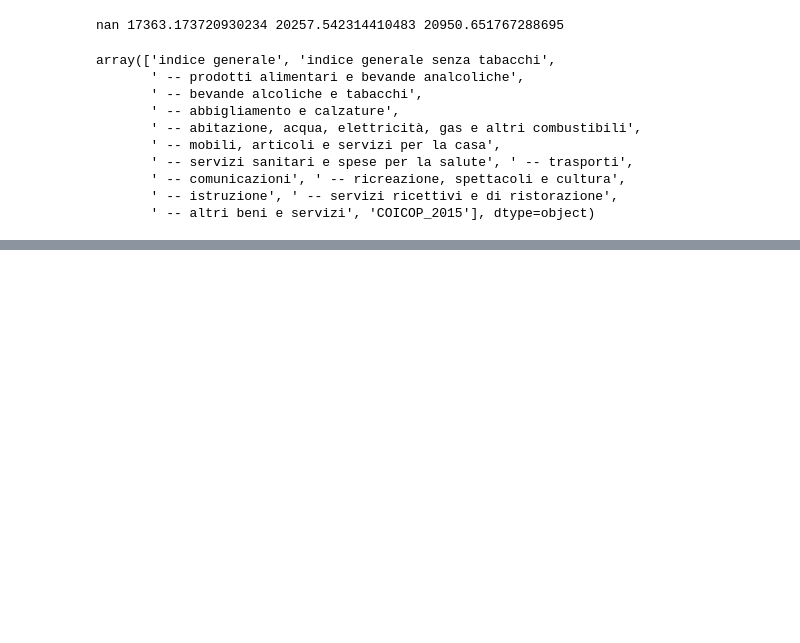
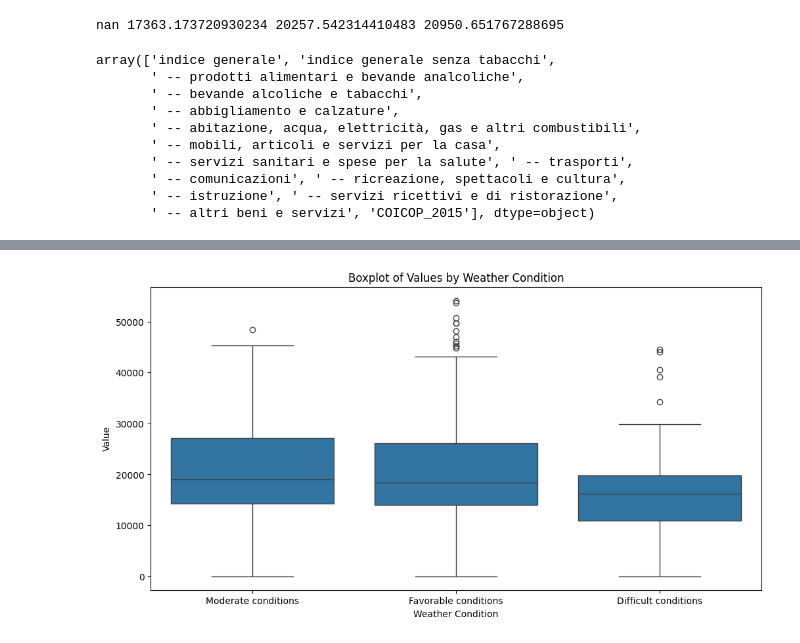
Before and after one commit to andrecardinali/ds-lab, a Jupyter notebook: dslab.ipynb, the cells around one changed output, grey strips where cells are left out. Saved outputs shown, nothing was run; the diff lists cells and outputs as text; code cells hidden in the pictures; blank space fills up the shorter version.

Commit message:
New graphs

```diff
--- a/dslab.ipynb
+++ b/dslab.ipynb
@@ -6,6 +7,6 @@ import matplotlib.pyplot as plt
 # %%
 #import dati
-data = pd.read_csv('/Users/andreacardinali/DSLab/ristoranti.csv', delimiter=';')
+data = pd.read_csv('ristoranti.csv', delimiter=';')
 data.head()
 # %% [output]
 |  | data | scontrini | totale | ristorante |
@@ -167,10 +168,10 @@ R001.head()
 | 246 | 2018-09-04 | 647.0 | 18962.33 | 0 | 0 | Estate |
 | 247 | 2018-09-05 | 635.0 | 17765.62 | 0 | 0 | Estate |
 # %%
-montebello = pd.read_csv('/Users/andreacardinali/unimib_ds/dslab/Montebello_weather.csv')
-piacenza = pd.read_csv('/Users/andreacardinali/unimib_ds/dslab/Piacenza_weather.csv')
-stradella = pd.read_csv('/Users/andreacardinali/unimib_ds/dslab/Stradella_weather.csv')
-voghera = pd.read_csv('/Users/andreacardinali/unimib_ds/dslab/Voghera_weather.csv')
+montebello = pd.read_csv('Montebello_weather.csv')
+piacenza = pd.read_csv('Piacenza_weather.csv')
+stradella = pd.read_csv('Stradella_weather.csv')
+voghera = pd.read_csv('Voghera_weather.csv')
 # %%
 def transform_weather(data):
     data['weather_condition'] = np.where((data['weather_code'] >= 0) & (data['weather_code'] <= 21), 'Favorable conditions',
@@ -274,0 +291,13 @@ array(['indice generale', 'indice generale senza tabacchi',
+# %%
+plt.figure(figsize=(12, 6))
+sns.boxplot(x='weather_condition', y='totale_R001', data=R1_final)
+
+# Add labels and title
+plt.xlabel('Weather Condition')
+plt.ylabel('Value')
+plt.title('Boxplot of Values by Weather Condition')
+
+# Show the plot
+plt.show()
+# %% [output]
+[figure, added]
```
Also changed, not shown: parts of 7 cells of this notebook.
